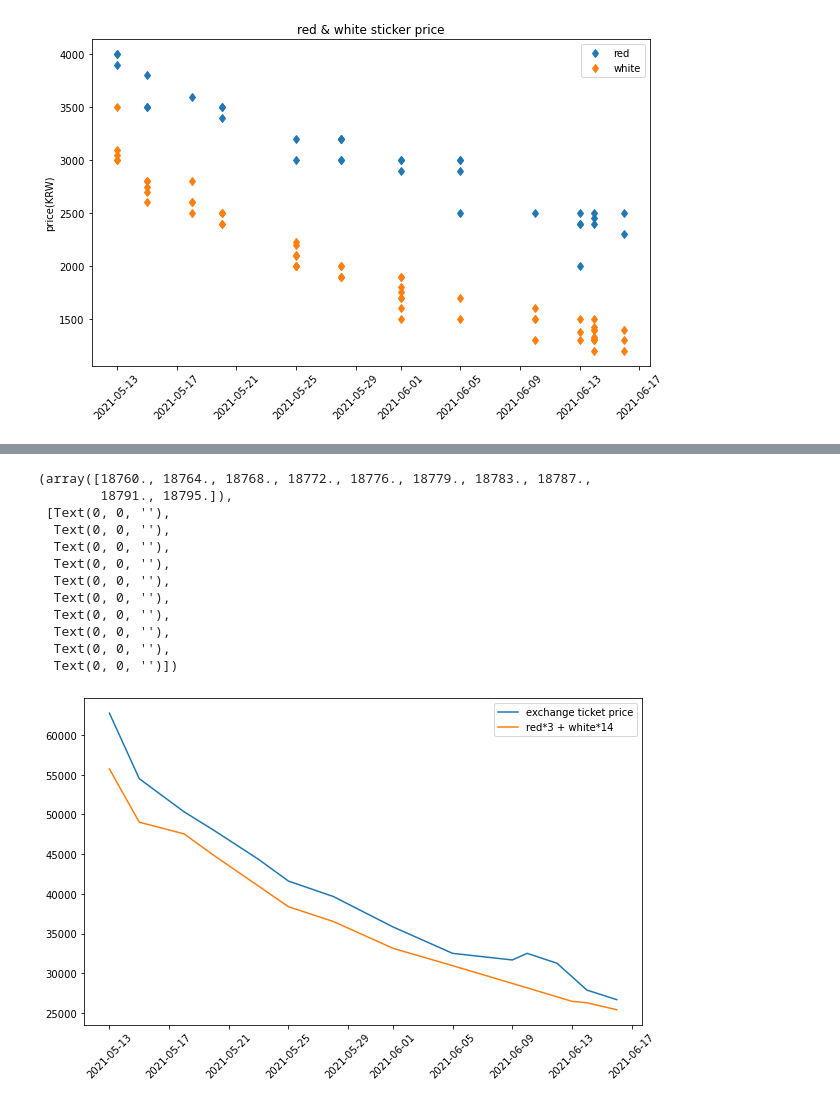
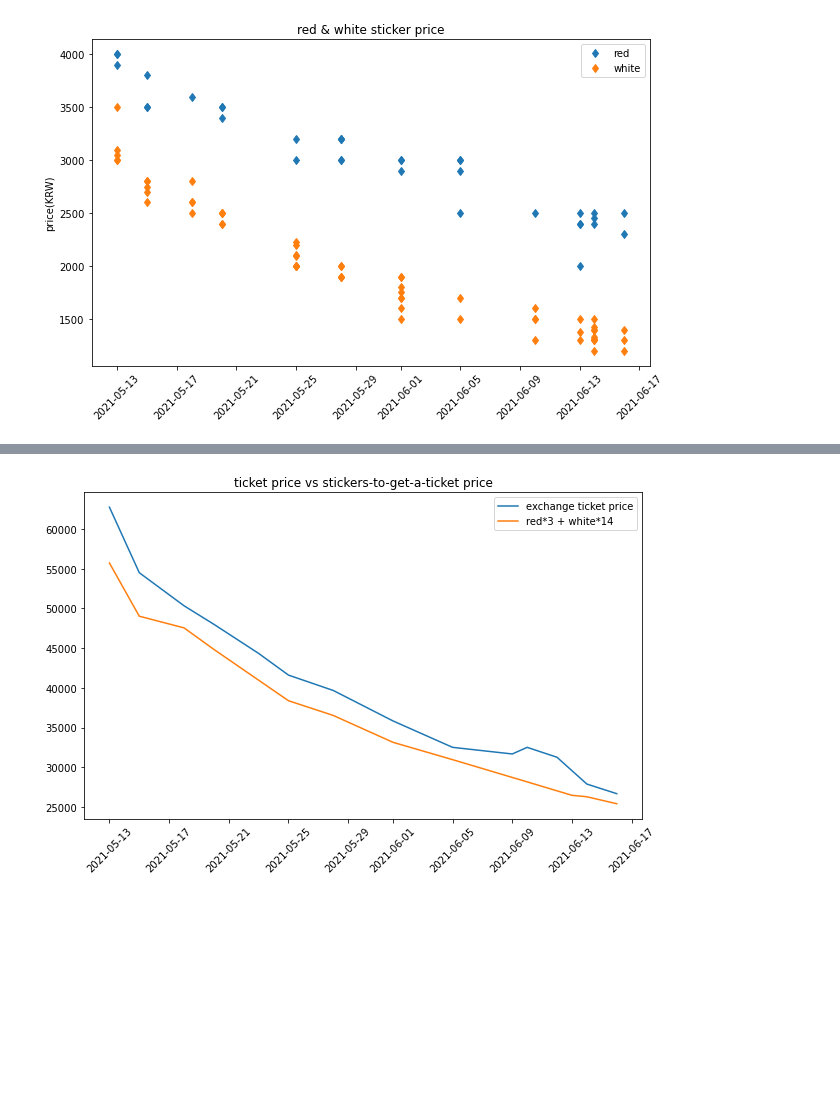
Before and after one commit to isingmodel/Starbucks_Frequency_Price_Analysis, a Jupyter notebook: simple_analysis.ipynb, the cells around one changed output, grey strips where cells are left out. Drawn from its saved outputs; the diff is of its cells as text; code cells hidden in the pictures; blank space fills up the shorter version.

```diff
--- a/simple_analysis.ipynb
+++ b/simple_analysis.ipynb
@@ -67,21 +45,12 @@ plt.xticks(rotation=45)
 # %%
 plt.figure(figsize=(10, 6))
 
 plt.plot(df_ticket_mean, label="exchange ticket price")
 plt.plot(df_mean["빨강"]*3+df_mean["하양"]*14, label="red*3 + white*14")
 plt.legend()
 plt.xticks(rotation=45)
+plt.title("exchange ticke")
+plt.title("ticket price vs stickers-to-get-a-ticket price")
+plt.savefig('ticket price vs stickers-to-get-a-ticket price.png', facecolor='white', edgecolor='none')
 # %% [output]
-(array([18760., 18764., 18768., 18772., 18776., 18779., 18783., 18787.,
-        18791., 18795.]),
- [Text(0, 0, ''),
-  Text(0, 0, ''),
-  Text(0, 0, ''),
-  Text(0, 0, ''),
-  Text(0, 0, ''),
-  Text(0, 0, ''),
-  Text(0, 0, ''),
-  Text(0, 0, ''),
-  Text(0, 0, ''),
-  Text(0, 0, '')])
-[figure, old version]
+[figure, new version]
```
Also changed, not shown: parts of 7 cells of this notebook, 6 other files.
